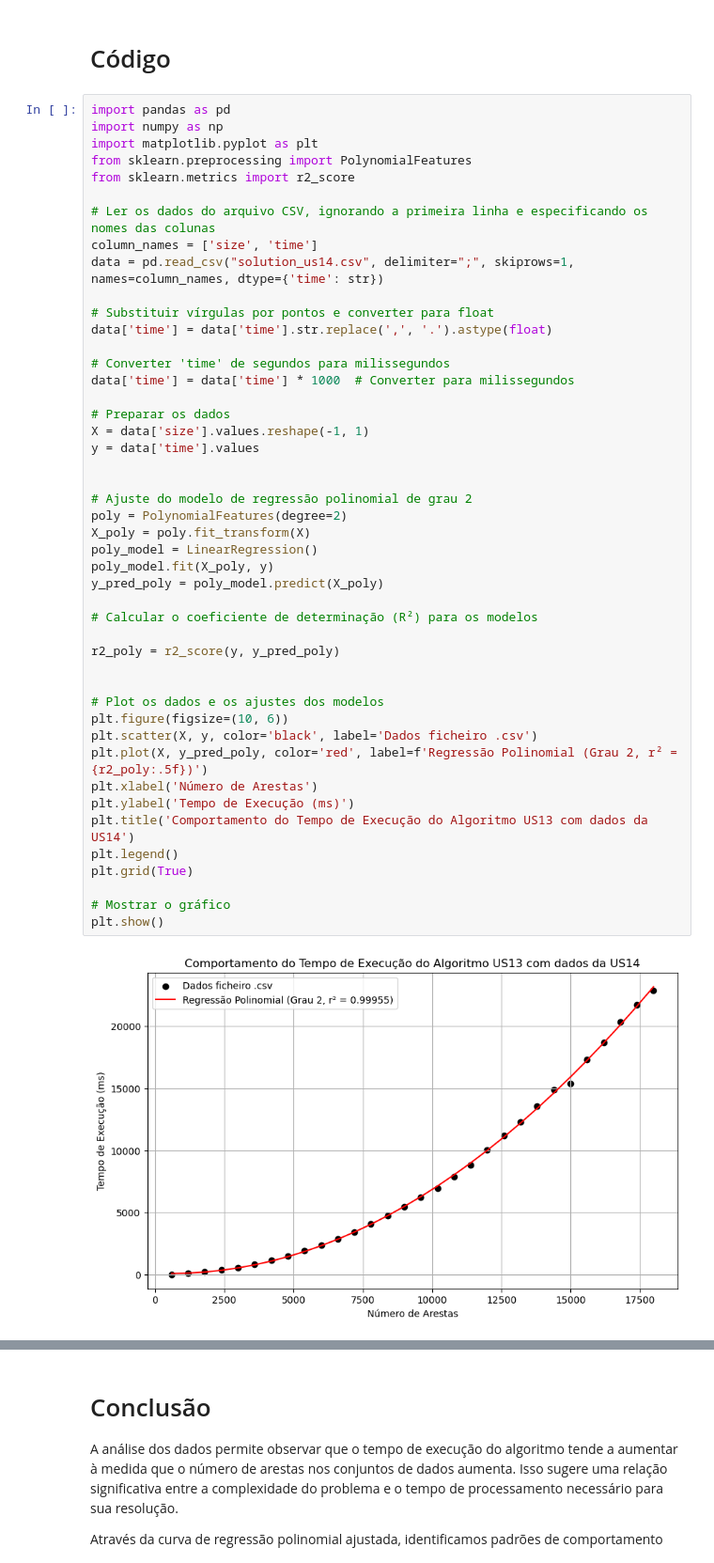
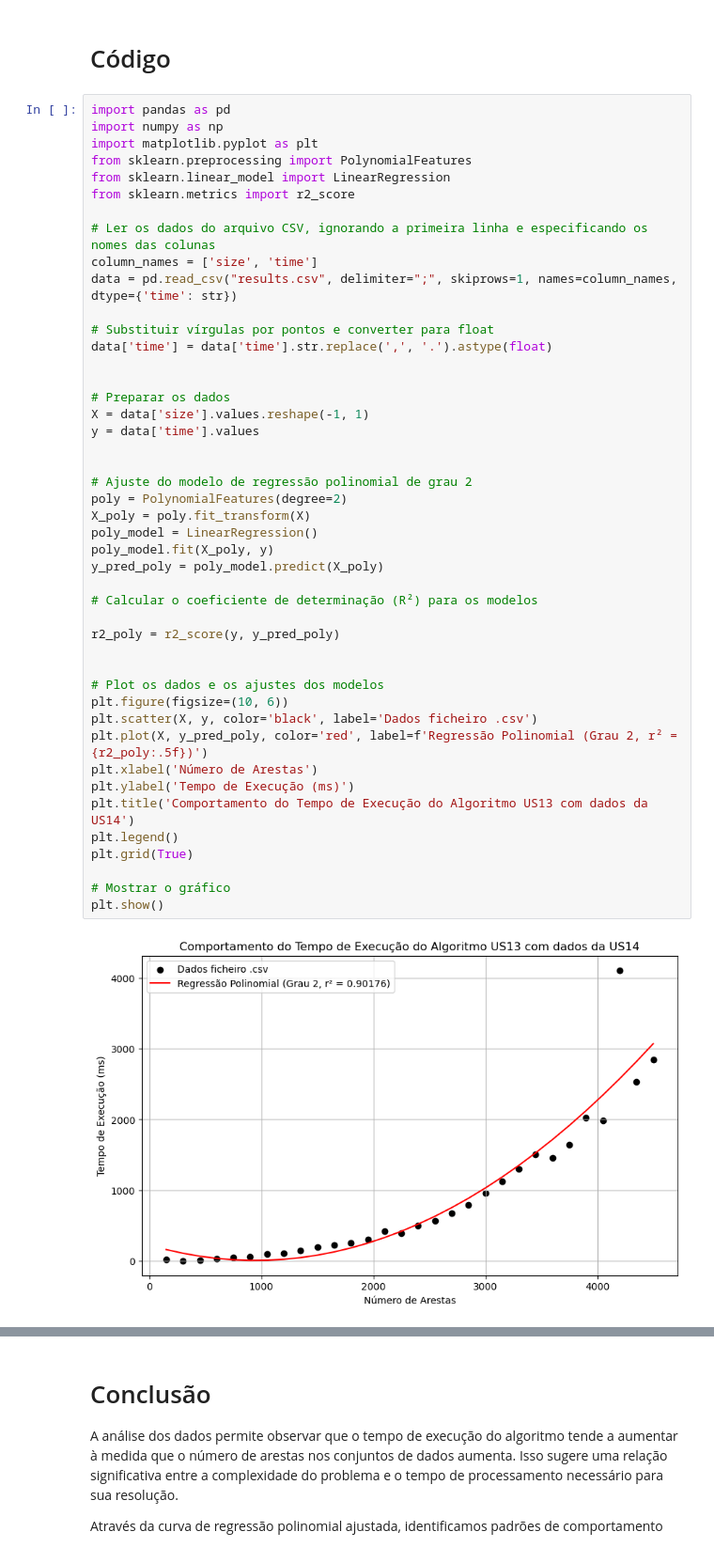
Before and after one commit to LopemigueISEP/lei-24-s2-1nb-g312, a Jupyter notebook: docs/sprintC/US15_US16/US16.ipynb, the cells around one changed output, grey strips where cells are left out. Shown at 94% size. Drawn from its saved outputs; the diff is of its cells as text.

Commit message:
#16 update with results from team Us14

```diff
--- a/docs/sprintC/US15_US16/US16.ipynb
+++ b/docs/sprintC/US15_US16/US16.ipynb
@@ -106,46 +106,45 @@ import pandas as pd
 import numpy as np
 import matplotlib.pyplot as plt
 from sklearn.preprocessing import PolynomialFeatures
+from sklearn.linear_model import LinearRegression
 from sklearn.metrics import r2_score
 
 # Ler os dados do arquivo CSV, ignorando a primeira linha e especificando os nomes das colunas
 column_names = ['size', 'time']
-data = pd.read_csv("solution_us14.csv", delimiter=";", skiprows=1, names=column_names, dtype={'time': str})
+data = pd.read_csv("results.csv", delimiter=";", skiprows=1, names=column_names, dtype={'time': str})
 
 # Substituir vírgulas por pontos e converter para float
 data['time'] = data['time'].str.replace(',', '.').astype(float)
 
-# Converter 'time' de segundos para milissegundos
-data['time'] = data['time'] * 1000  # Converter para milissegundos
 
 # Preparar os dados
 X = data['size'].values.reshape(-1, 1)
 y = data['time'].values
 
 
 # Ajuste do modelo de regressão polinomial de grau 2
 poly = PolynomialFeatures(degree=2)
 X_poly = poly.fit_transform(X)
 poly_model = LinearRegression()
 poly_model.fit(X_poly, y)
 y_pred_poly = poly_model.predict(X_poly)
 
 # Calcular o coeficiente de determinação (R²) para os modelos
 
 r2_poly = r2_score(y, y_pred_poly)
 
 
 # Plot os dados e os ajustes dos modelos
 plt.figure(figsize=(10, 6))
 plt.scatter(X, y, color='black', label='Dados ficheiro .csv')
 plt.plot(X, y_pred_poly, color='red', label=f'Regressão Polinomial (Grau 2, r² = {r2_poly:.5f})')
 plt.xlabel('Número de Arestas')
 plt.ylabel('Tempo de Execução (ms)')
 plt.title('Comportamento do Tempo de Execução do Algoritmo US13 com dados da US14')
 plt.legend()
 plt.grid(True)
 
 # Mostrar o gráfico
 plt.show()
 # %% [output]
-[figure, old version]
+[figure, new version]
```
Also changed, not shown: parts of 3 cells of this notebook, 1 other file.
